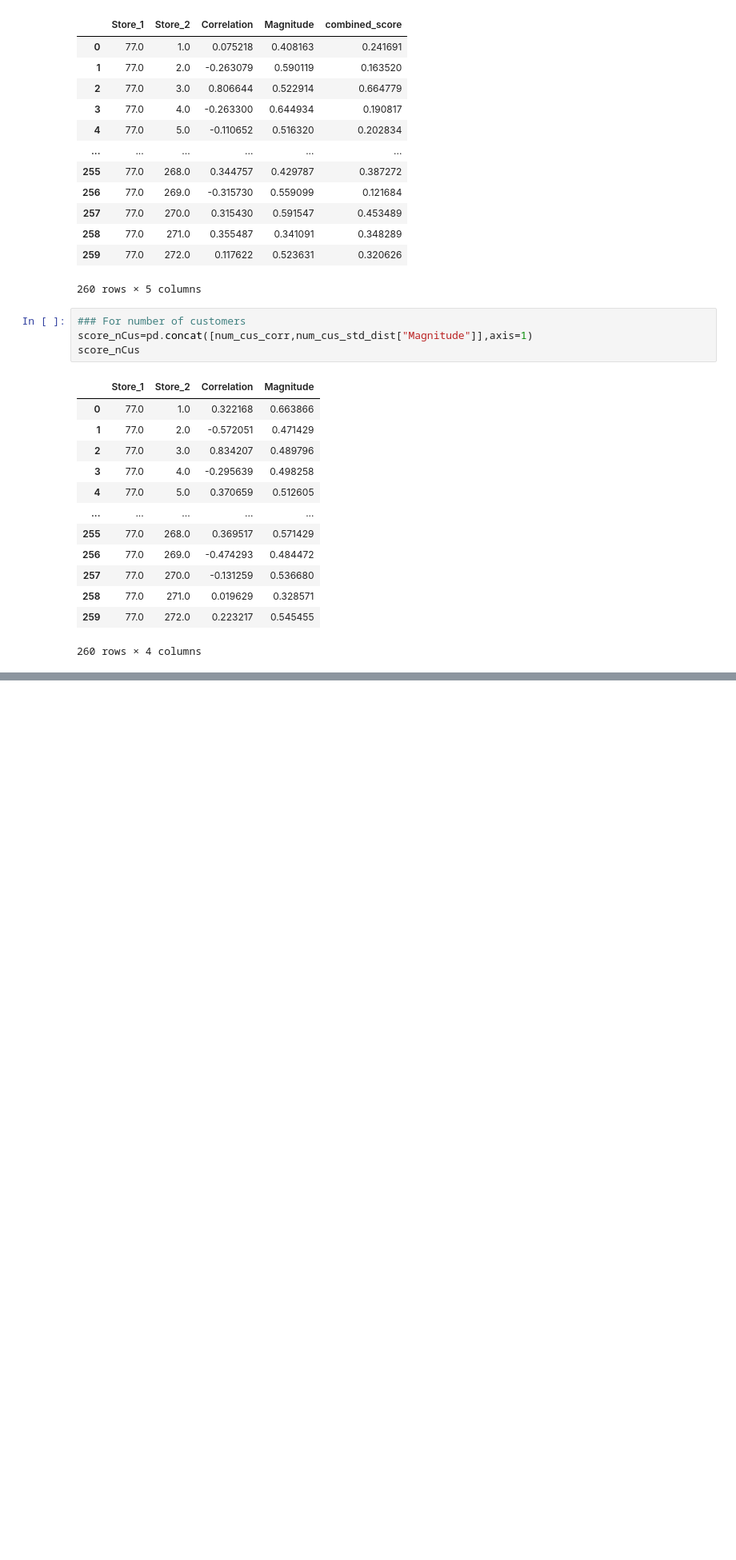
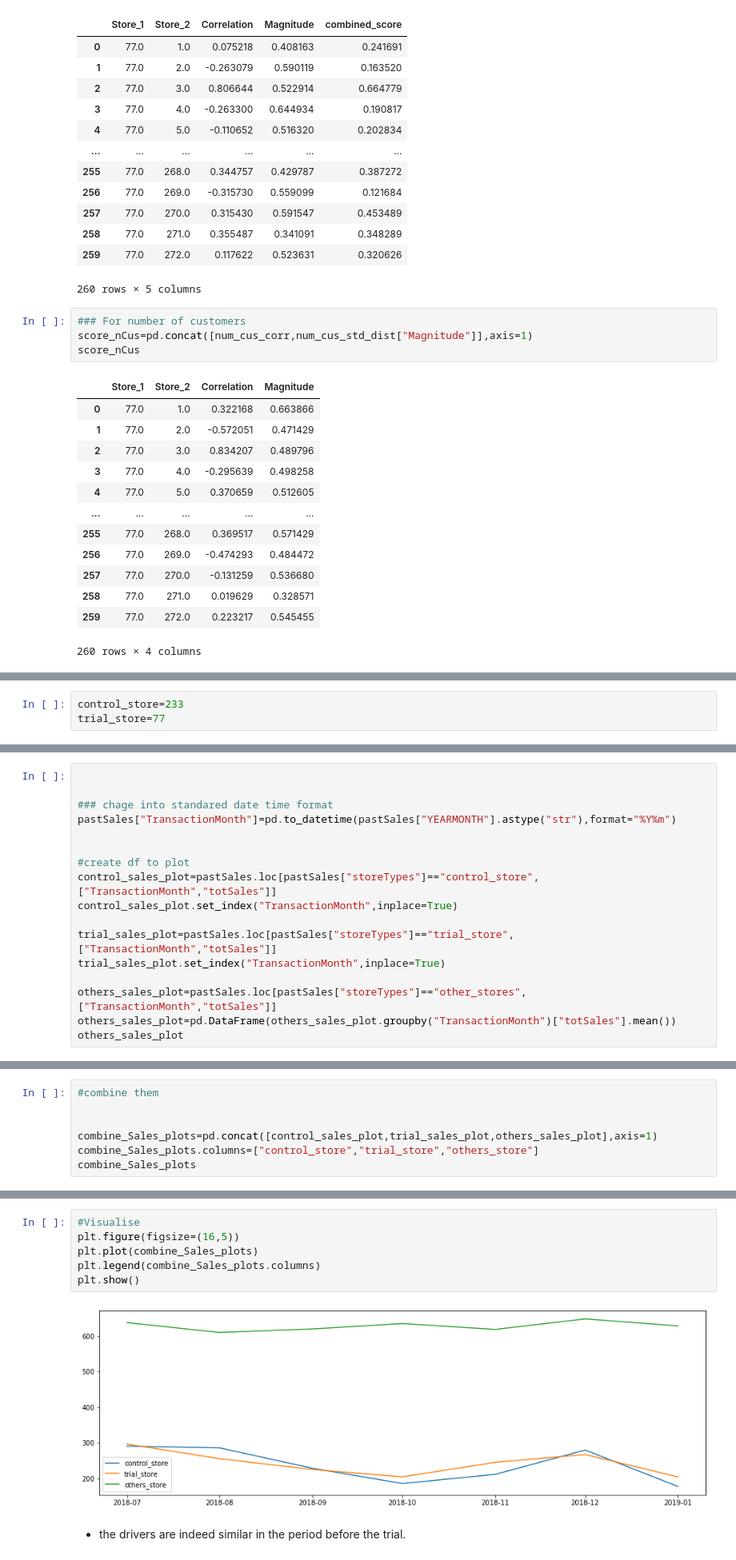
Before and after one commit to nyinyibo-ui/QuantiumProject-Forage-, a Jupyter notebook: task2.ipynb, the cells around one changed output, grey strips where cells are left out. Shown at 80% size. Cells and saved outputs as stored; diff of their text form; blank space fills up the shorter version.

```diff
--- a/task2.ipynb
+++ b/task2.ipynb
@@ -469,0 +521,3 @@ score_nCus
+# %%
+control_store=233
+trial_store=77
@@ -469,0 +542,17 @@ score_nCus
+# %%
+
+
+### chage into standared date time format
+pastSales["TransactionMonth"]=pd.to_datetime(pastSales["YEARMONTH"].astype("str"),format="%Y%m")
+
+
+#create df to plot
+control_sales_plot=pastSales.loc[pastSales["storeTypes"]=="control_store",["TransactionMonth","totSales"]]
+control_sales_plot.set_index("TransactionMonth",inplace=True)
+
+trial_sales_plot=pastSales.loc[pastSales["storeTypes"]=="trial_store",["TransactionMonth","totSales"]]
+trial_sales_plot.set_index("TransactionMonth",inplace=True)
+
+others_sales_plot=pastSales.loc[pastSales["storeTypes"]=="other_stores",["TransactionMonth","totSales"]]
+others_sales_plot=pd.DataFrame(others_sales_plot.groupby("TransactionMonth")["totSales"].mean())
+others_sales_plot
@@ -469,0 +569,7 @@ score_nCus
+# %%
+#combine them
+
+
+combine_Sales_plots=pd.concat([control_sales_plot,trial_sales_plot,others_sales_plot],axis=1)
+combine_Sales_plots.columns=["control_store","trial_store","others_store"]
+combine_Sales_plots
@@ -469,0 +586,11 @@ score_nCus
+# %%
+#Visualise
+plt.figure(figsize=(16,5))
+plt.plot(combine_Sales_plots)
+plt.legend(combine_Sales_plots.columns)
+plt.show()
+# %% [output]
+[figure, added]
+# %% [markdown]
+* the drivers are
+indeed similar in the period before the trial.
```
Also changed, not shown: parts of 13 cells of this notebook.
